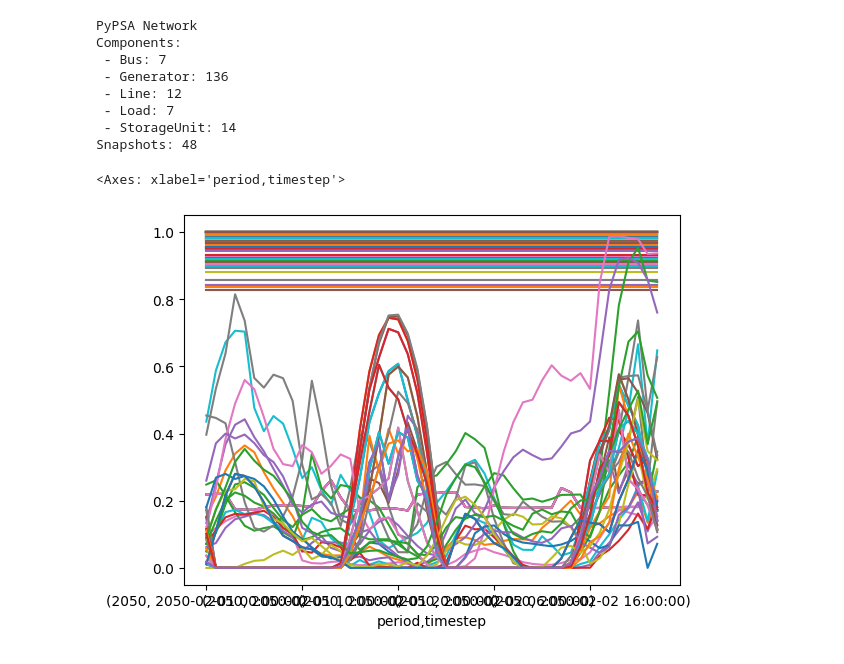
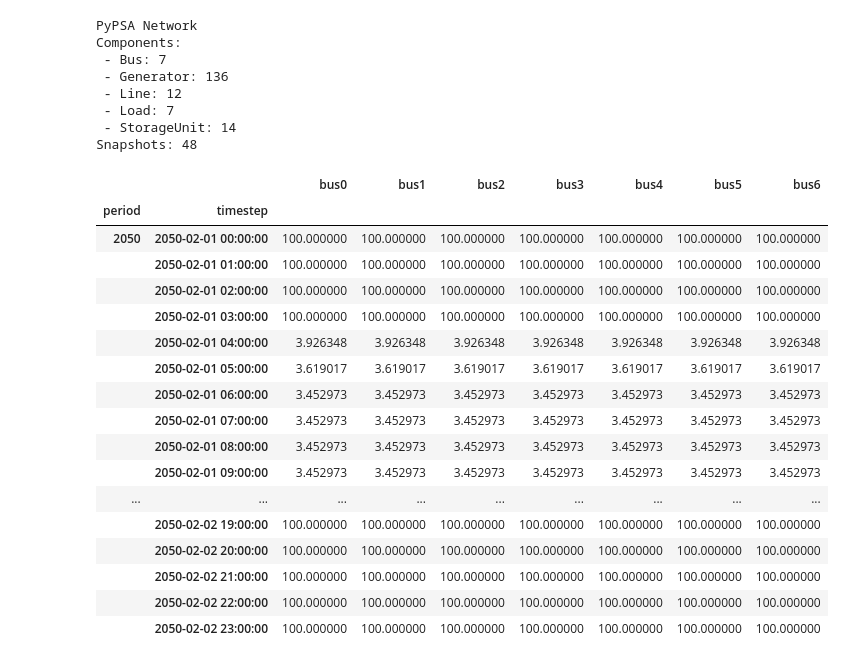
Before and after one commit to degleris1/zap, a Jupyter notebook: docs/source/pypsa_example.ipynb, the cells around one changed output. Drawn from its saved outputs; the diff is of its cells as text; code cells hidden in the pictures.

```diff
--- a/docs/source/pypsa_example.ipynb
+++ b/docs/source/pypsa_example.ipynb
@@ -52,8 +52,24 @@ Components:
  - Load: 7
  - StorageUnit: 14
 Snapshots: 48
-# %%
-zap_pypsa.generators_t.p_max_pu.plot(legend=False)
-# %% [output]
-<Axes: xlabel='period,timestep'>
-[figure, removed]
+# %%
+zap_pypsa.buses_t.marginal_price
+# %% [output]
+|  |  | bus0 | bus1 | bus2 | bus3 | bus4 | bus5 | bus6 |
+| period | timestep |  |  |  |  |  |  |  |
+| 2050 | 2050-02-01 00:00:00 | 100.000000 | 100.000000 | 100.000000 | 100.000000 | 100.000000 | 100.000000 | 100.000000 |
+|  | 2050-02-01 01:00:00 | 100.000000 | 100.000000 | 100.000000 | 100.000000 | 100.000000 | 100.000000 | 100.000000 |
+|  | 2050-02-01 02:00:00 | 100.000000 | 100.000000 | 100.000000 | 100.000000 | 100.000000 | 100.000000 | 100.000000 |
+|  | 2050-02-01 03:00:00 | 100.000000 | 100.000000 | 100.000000 | 100.000000 | 100.000000 | 100.000000 | 100.000000 |
+|  | 2050-02-01 04:00:00 | 3.926348 | 3.926348 | 3.926348 | 3.926348 | 3.926348 | 3.926348 | 3.926348 |
+|  | 2050-02-01 05:00:00 | 3.619017 | 3.619017 | 3.619017 | 3.619017 | 3.619017 | 3.619017 | 3.619017 |
+|  | 2050-02-01 06:00:00 | 3.452973 | 3.452973 | 3.452973 | 3.452973 | 3.452973 | 3.452973 | 3.452973 |
+|  | 2050-02-01 07:00:00 | 3.452973 | 3.452973 | 3.452973 | 3.452973 | 3.452973 | 3.452973 | 3.452973 |
+|  | 2050-02-01 08:00:00 | 3.452973 | 3.452973 | 3.452973 | 3.452973 | 3.452973 | 3.452973 | 3.452973 |
+|  | 2050-02-01 09:00:00 | 3.452973 | 3.452973 | 3.452973 | 3.452973 | 3.452973 | 3.452973 | 3.452973 |
+| ... | ... | ... | ... | ... | ... | ... | ... | ... |
+|  | 2050-02-02 19:00:00 | 100.000000 | 100.000000 | 100.000000 | 100.000000 | 100.000000 | 100.000000 | 100.000000 |
+|  | 2050-02-02 20:00:00 | 100.000000 | 100.000000 | 100.000000 | 100.000000 | 100.000000 | 100.000000 | 100.000000 |
+|  | 2050-02-02 21:00:00 | 100.000000 | 100.000000 | 100.000000 | 100.000000 | 100.000000 | 100.000000 | 100.000000 |
+|  | 2050-02-02 22:00:00 | 100.000000 | 100.000000 | 100.000000 | 100.000000 | 100.000000 | 100.000000 | 100.000000 |
+|  | 2050-02-02 23:00:00 | 100.000000 | 100.000000 | 100.000000 | 100.000000 | 100.000000 | 100.000000 | 100.000000 |
```
Also changed, not shown: 1 other file.
